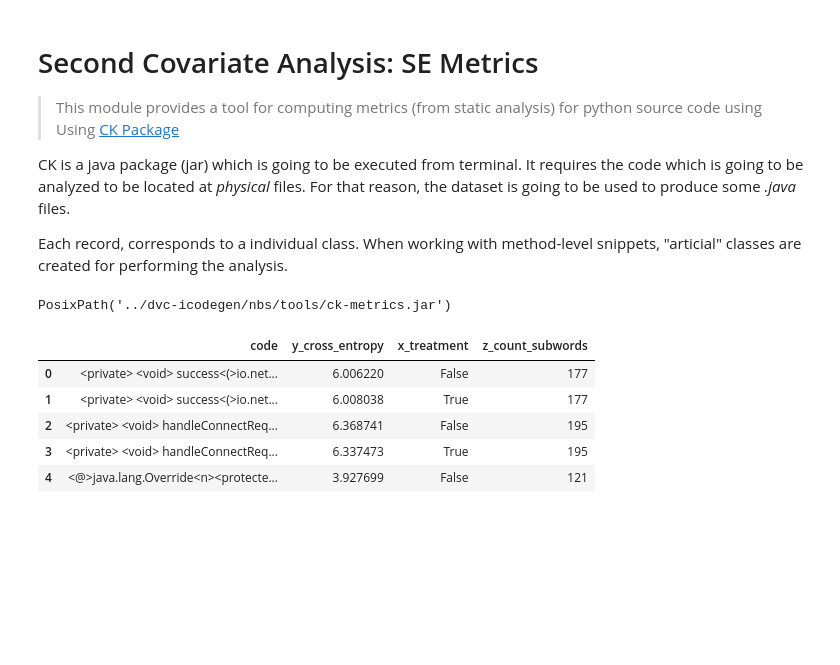
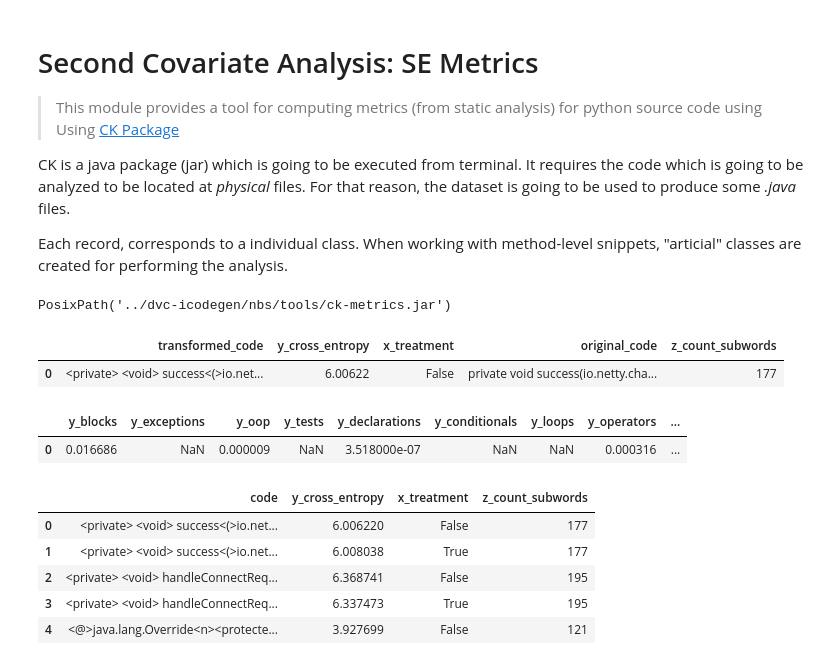
Before and after one commit to ArtificialSoftwareEngineering/InterpretingCodeGeneration, a Jupyter notebook: nbs/00_data.covariates.ipynb, the cells around one changed output. Saved outputs shown, nothing was run; the diff lists cells and outputs as text; code cells hidden in the pictures; blank space fills up the shorter version.

```diff
--- a/nbs/00_data.covariates.ipynb
+++ b/nbs/00_data.covariates.ipynb
@@ -545,6 +545,20 @@ PosixPath('../dvc-icodegen/nbs/tools/ck-metrics.jar')
 # %%
 df_cross_v0 = pd.read_json(
         params2['tb_02'], orient="records", lines=True)
+# %%
+df_cross_v0.head(1)
+# %% [output]
+|  | transformed_code | y_cross_entropy | x_treatment | original_code | z_count_subwords |
+| 0 | <private> <void> success<(>io.net... | 6.00622 | False | private void success(io.netty.cha... | 177 |
+# %%
+#tmp
+df_error_tax['z_count_subwords'] = df_cross_v1['z_count_subwords']
+df_error_tax.to_json(params2['output'] / 'bug_fix_error_taxonomy_z_v0.jsonl', orient="records", lines=True)
+# %%
+df_error_tax.head(1)
+# %% [output]
+|  | y_blocks | y_exceptions | y_oop | y_tests | y_declarations | y_conditionals | y_loops | y_operators | ... |
+| 0 | 0.016686 | NaN | 0.000009 | NaN | 3.518000e-07 | NaN | NaN | 0.000316 | ... |
 # %%
 #tmp
 df_cross['z_count_subwords'] = df_cross_v1['z_count_subwords']
```
Also changed, not shown: parts of 7 cells of this notebook.
